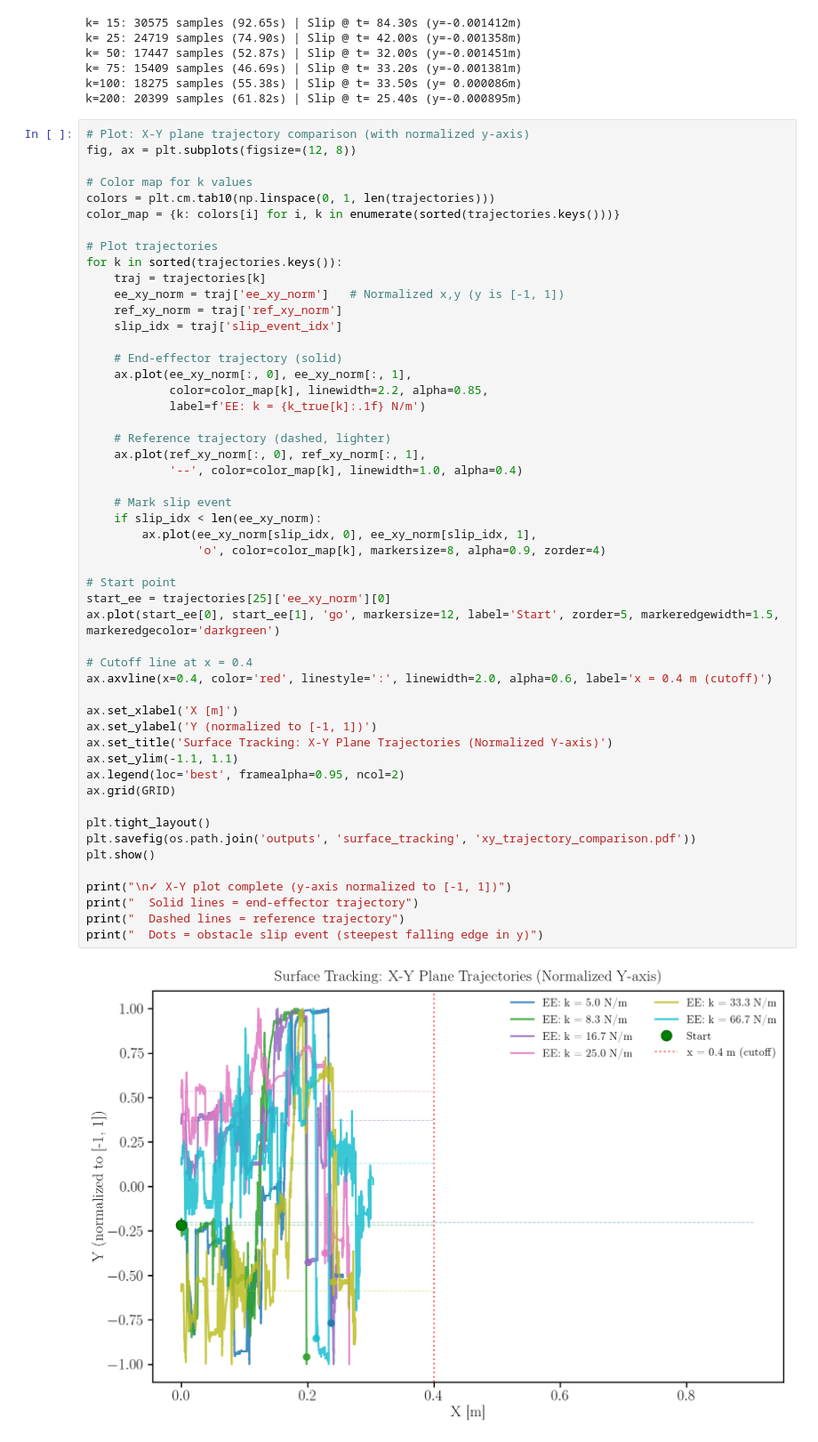
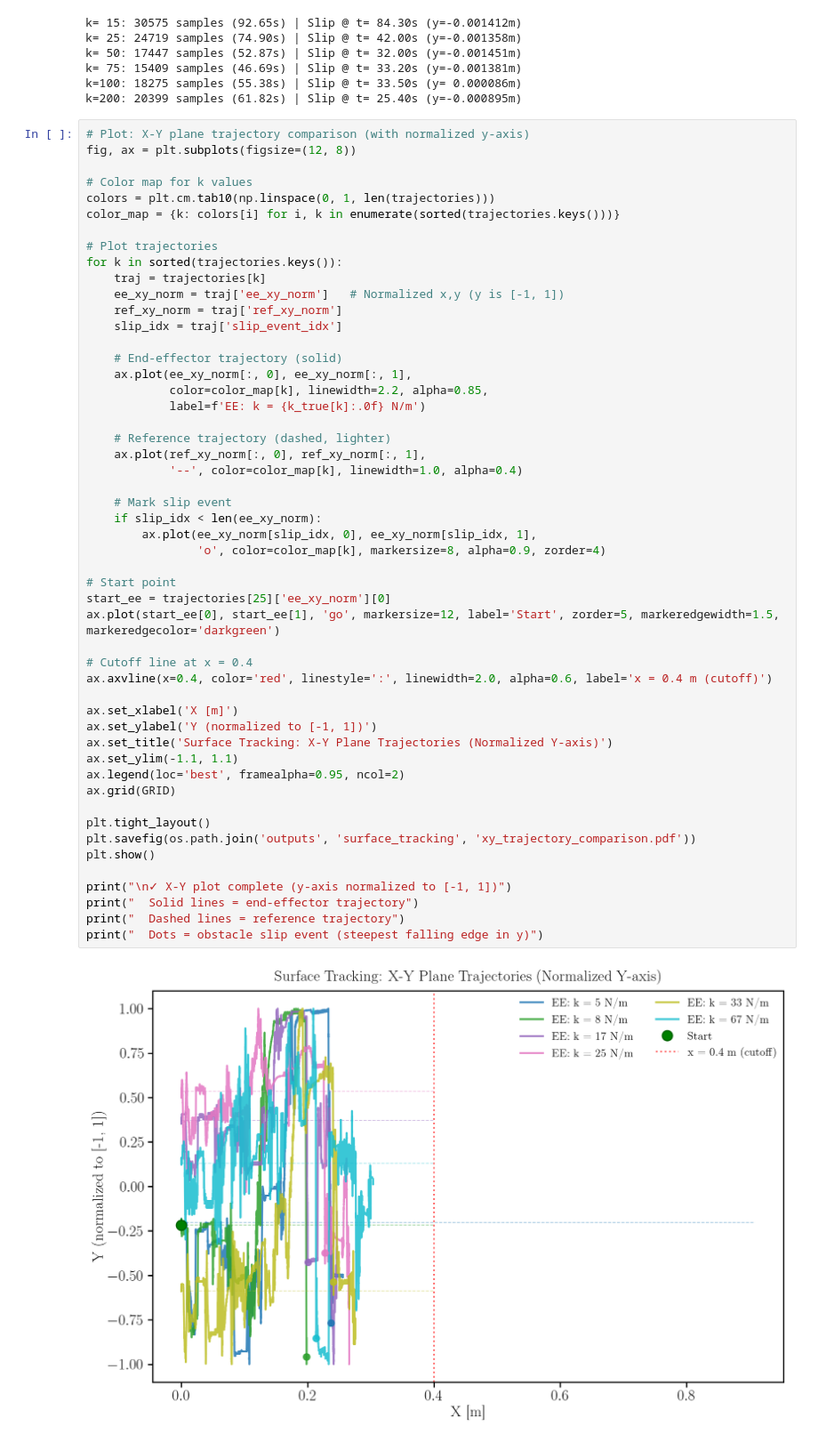
Before and after one commit to CREATE-Lab-EPFL/SoftVMC, a Jupyter notebook: ContactAndShaping/plot_surface_tracking.ipynb, the cells around one changed output. Shown at 89% size. Drawn from its saved outputs; the diff is of its cells as text.

```diff
--- a/ContactAndShaping/plot_surface_tracking.ipynb
+++ b/ContactAndShaping/plot_surface_tracking.ipynb
@@ -152,41 +152,41 @@ for k in sorted(trajectories.keys()):
     # End-effector trajectory (solid)
     ax.plot(ee_xy_norm[:, 0], ee_xy_norm[:, 1],
             color=color_map[k], linewidth=2.2, alpha=0.85,
-            label=f'EE: k = {k_true[k]:.1f} N/m')
+            label=f'EE: k = {k_true[k]:.0f} N/m')
 
     # Reference trajectory (dashed, lighter)
     ax.plot(ref_xy_norm[:, 0], ref_xy_norm[:, 1],
             '--', color=color_map[k], linewidth=1.0, alpha=0.4)
 
     # Mark slip event
     if slip_idx < len(ee_xy_norm):
         ax.plot(ee_xy_norm[slip_idx, 0], ee_xy_norm[slip_idx, 1],
                 'o', color=color_map[k], markersize=8, alpha=0.9, zorder=4)
 
 # Start point
 start_ee = trajectories[25]['ee_xy_norm'][0]
 ax.plot(start_ee[0], start_ee[1], 'go', markersize=12, label='Start', zorder=5, markeredgewidth=1.5, markeredgecolor='darkgreen')
 
 # Cutoff line at x = 0.4
 ax.axvline(x=0.4, color='red', linestyle=':', linewidth=2.0, alpha=0.6, label='x = 0.4 m (cutoff)')
 
 ax.set_xlabel('X [m]')
 ax.set_ylabel('Y (normalized to [-1, 1])')
 ax.set_title('Surface Tracking: X-Y Plane Trajectories (Normalized Y-axis)')
 ax.set_ylim(-1.1, 1.1)
 ax.legend(loc='best', framealpha=0.95, ncol=2)
 ax.grid(GRID)
 
 plt.tight_layout()
 plt.savefig(os.path.join('outputs', 'surface_tracking', 'xy_trajectory_comparison.pdf'))
 plt.show()
 
 print("\n✓ X-Y plot complete (y-axis normalized to [-1, 1])")
 print("  Solid lines = end-effector trajectory")
 print("  Dashed lines = reference trajectory")
 print("  Dots = obstacle slip event (steepest falling edge in y)")
 # %% [output]
-[figure, old version]
+[figure, new version]
 ✓ X-Y plot complete (y-axis normalized to [-1, 1])
   Solid lines = end-effector trajectory
   Dashed lines = reference trajectory
```
Also changed, not shown: parts of 5 cells of this notebook, 38 other files.
